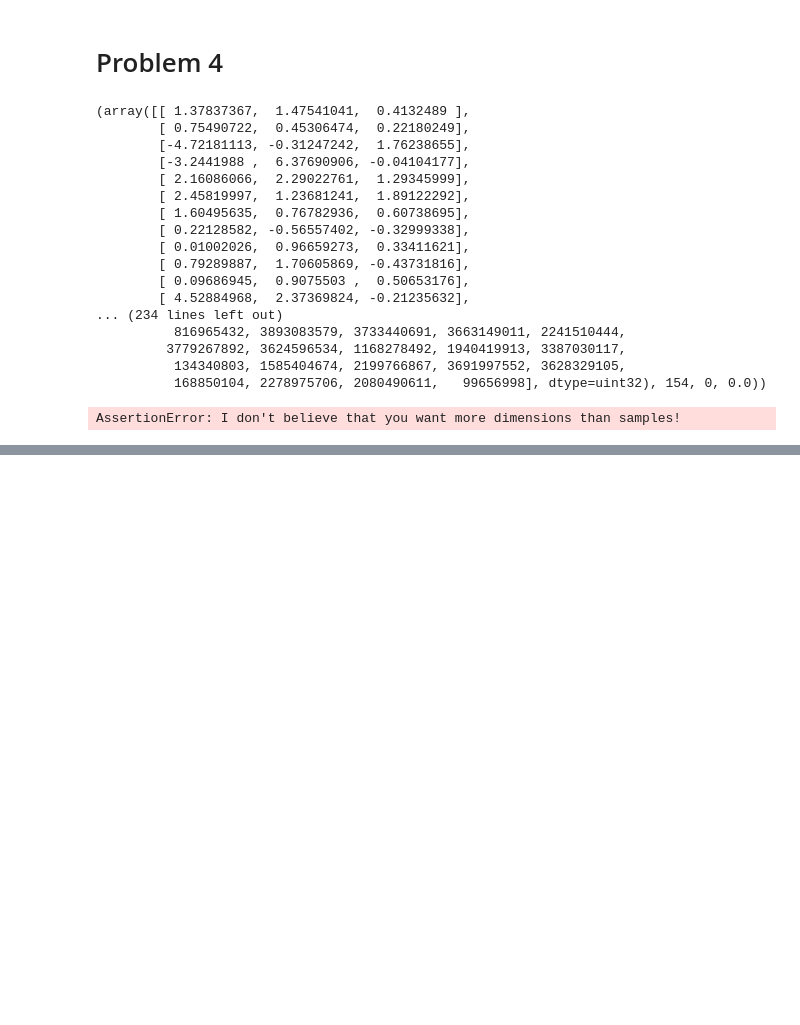
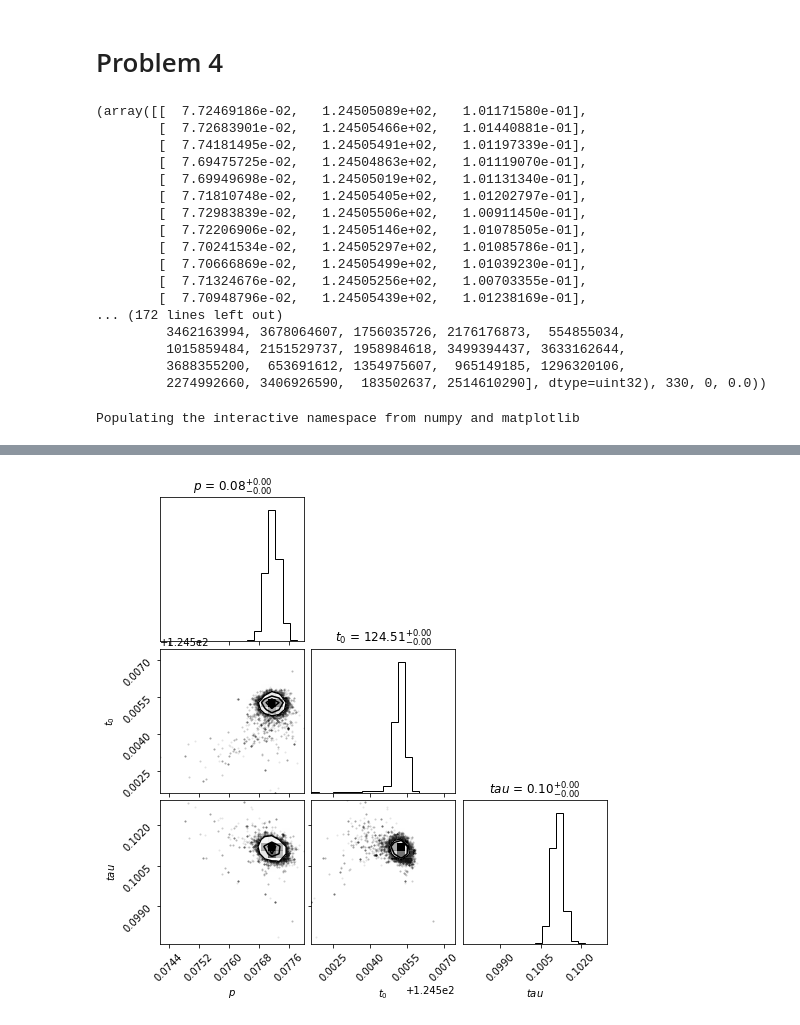
Before and after one commit to columbia-astro/problem-set-7-xiashengqing, a Jupyter notebook: homework7-problem1.2.3.4.ipynb, the cells around one changed output, grey strips where cells are left out. Saved outputs shown, nothing was run; the diff lists cells and outputs as text; code cells hidden in the pictures; blank space fills up the shorter version.

```diff
--- a/homework7-problem1.2.3.4.ipynb
+++ b/homework7-problem1.2.3.4.ipynb
@@ -259,32 +258,34 @@ ivar = 1. / np.random.rand(ndim)
 # %%
-p0 = [np.random.rand(ndim) for i in range(nwalkers)]
+start_guess = np.array([0.07,124.5,0.1])
+p0 = [start_guess + 1.0e-3*np.random.rand(ndim) for i in range(nwalkers)]
 # %%
-sampler = emcee.EnsembleSampler(nwalkers, ndim, lnprob, args=[ivar])
+sampler = emcee.EnsembleSampler(nwalkers, ndim, lnprob)
 # %%
-sampler.run_mcmc(p0, 5)
+sampler.run_mcmc(p0, 500)
 # %% [output]
-(array([[ 1.37837367,  1.47541041,  0.4132489 ],
-        [ 0.75490722,  0.45306474,  0.22180249],
-        [-4.72181113, -0.31247242,  1.76238655],
-        [-3.2441988 ,  6.37690906, -0.04104177],
-        [ 2.16086066,  2.29022761,  1.29345999],
-        [ 2.45819997,  1.23681241,  1.89122292],
-        [ 1.60495635,  0.76782936,  0.60738695],
-        [ 0.22128582, -0.56557402, -0.32999338],
-        [ 0.01002026,  0.96659273,  0.33411621],
-        [ 0.79289887,  1.70605869, -0.43731816],
-        [ 0.09686945,  0.9075503 ,  0.50653176],
-        [ 4.52884968,  2.37369824, -0.21235632],
-... (234 lines left out)
-          816965432, 3893083579, 3733440691, 3663149011, 2241510444,
-         3779267892, 3624596534, 1168278492, 1940419913, 3387030117,
-          134340803, 1585404674, 2199766867, 3691997552, 3628329105,
-          168850104, 2278975706, 2080490611,   99656998], dtype=uint32), 154, 0, 0.0))
+(array([[  7.72469186e-02,   1.24505089e+02,   1.01171580e-01],
+        [  7.72683901e-02,   1.24505466e+02,   1.01440881e-01],
+        [  7.74181495e-02,   1.24505491e+02,   1.01197339e-01],
+        [  7.69475725e-02,   1.24504863e+02,   1.01119070e-01],
+        [  7.69949698e-02,   1.24505019e+02,   1.01131340e-01],
+        [  7.71810748e-02,   1.24505405e+02,   1.01202797e-01],
+        [  7.72983839e-02,   1.24505506e+02,   1.00911450e-01],
+        [  7.72206906e-02,   1.24505146e+02,   1.01078505e-01],
+        [  7.70241534e-02,   1.24505297e+02,   1.01085786e-01],
+        [  7.70666869e-02,   1.24505499e+02,   1.01039230e-01],
+        [  7.71324676e-02,   1.24505256e+02,   1.00703355e-01],
+        [  7.70948796e-02,   1.24505439e+02,   1.01238169e-01],
+... (172 lines left out)
+         3462163994, 3678064607, 1756035726, 2176176873,  554855034,
+         1015859484, 2151529737, 1958984618, 3499394437, 3633162644,
+         3688355200,  653691612, 1354975607,  965149185, 1296320106,
+         2274992660, 3406926590,  183502637, 2514610290], dtype=uint32), 330, 0, 0.0))
 # %%
-samples = sampler.chain[:, 20:, :].reshape((-1, ndim))
+samples = sampler.chain[:, 50:, :].reshape((-1, 3))
 # %%
 import corner
-fig = corner.corner(samples, labels=["$p$", "$t_0$", "$tau$"])
+%pylab inline
+fig = corner.corner(samples, labels=["$p$", "$t_0$", "$tau$"],show_titles=True)
 fig.show()
 # %% [output]
-AssertionError: I don't believe that you want more dimensions than samples!
+Populating the interactive namespace from numpy and matplotlib
@@ -290,0 +293 @@ AssertionError: I don't believe that you want more dimensions than samples!
+[figure, added]
```
Also changed, not shown: parts of 2 cells of this notebook.
